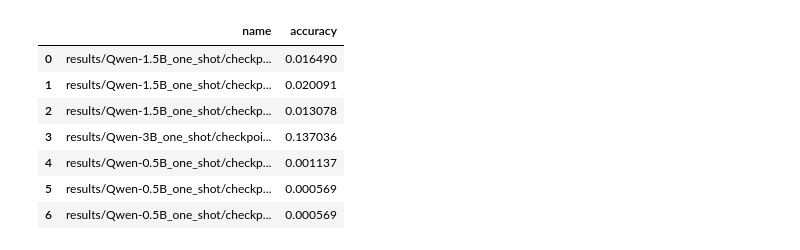
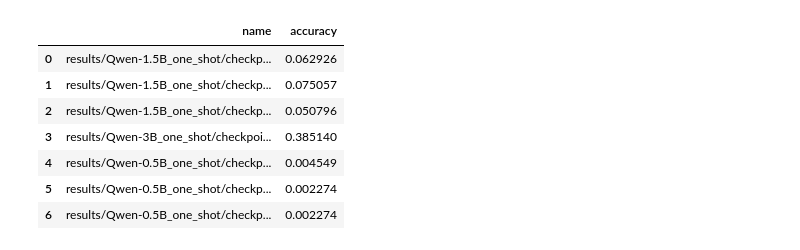
Before and after one commit to biancaraimondi/LLM_Format, a Jupyter notebook: plots.ipynb, the cells around one changed output. Saved outputs shown, nothing was run; the diff lists cells and outputs as text; code cells hidden in the pictures.

Commit message:
Refactor testing scripts; merged model parameters; accuracy calculations

```diff
--- a/plots.ipynb
+++ b/plots.ipynb
@@ -23,13 +21,13 @@ for csv_file in all_csv:
 # %%
-# from all_data dictionary composed by name: data, create a table with the data calculating a mean of sum column
-df = pd.DataFrame({"name": all_data.keys(), "accuracy": [(value["mean"].mean()) for value in all_data.values()]})
+# from all_data dictionary composed by name: data, create a table with the data calculating accuracy by counting rows with mean > 0
+df = pd.DataFrame({"name": all_data.keys(), "accuracy": [all_data[key]["match"].sum()/len(all_data[key]) for key in all_data.keys()]})
 display(df)
 # %% [output]
 |  | name | accuracy |
-| 0 | results/Qwen-1.5B_one_shot/checkp... | 0.016490 |
-| 1 | results/Qwen-1.5B_one_shot/checkp... | 0.020091 |
-| 2 | results/Qwen-1.5B_one_shot/checkp... | 0.013078 |
-| 3 | results/Qwen-3B_one_shot/checkpoi... | 0.137036 |
-| 4 | results/Qwen-0.5B_one_shot/checkp... | 0.001137 |
-| 5 | results/Qwen-0.5B_one_shot/checkp... | 0.000569 |
-| 6 | results/Qwen-0.5B_one_shot/checkp... | 0.000569 |
+| 0 | results/Qwen-1.5B_one_shot/checkp... | 0.062926 |
+| 1 | results/Qwen-1.5B_one_shot/checkp... | 0.075057 |
+| 2 | results/Qwen-1.5B_one_shot/checkp... | 0.050796 |
+| 3 | results/Qwen-3B_one_shot/checkpoi... | 0.385140 |
+| 4 | results/Qwen-0.5B_one_shot/checkp... | 0.004549 |
+| 5 | results/Qwen-0.5B_one_shot/checkp... | 0.002274 |
+| 6 | results/Qwen-0.5B_one_shot/checkp... | 0.002274 |
```
Also changed, not shown: parts of 1 cell of this notebook, 4 other files.
